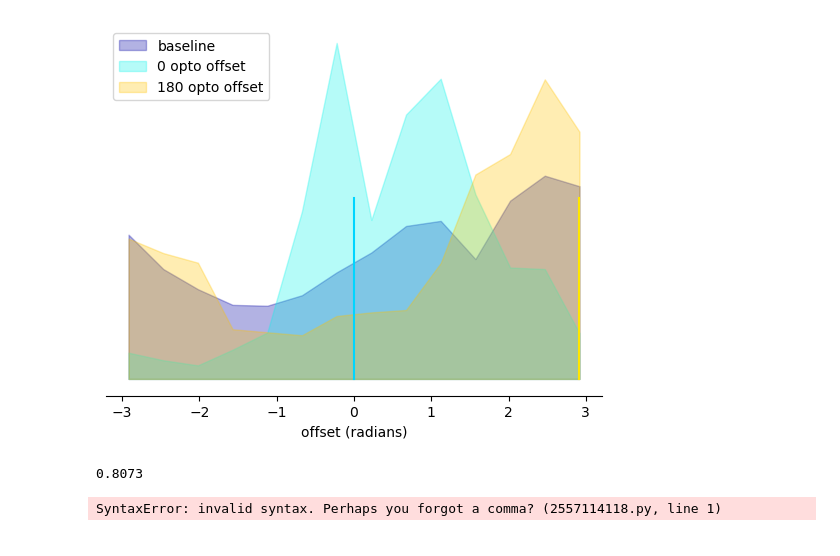
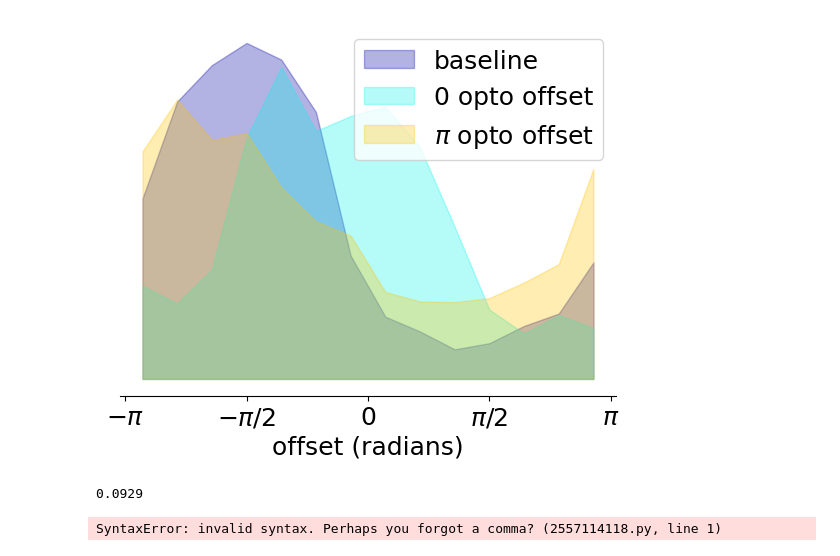
Before and after one commit to yfisher-lab/NeuromodPlasticity, a Jupyter notebook: Notebooks/plot_EB_data_noOpto.ipynb, the cells around one changed output. Drawn from its saved outputs; the diff is of its cells as text; code cells hidden in the pictures.

```diff
--- a/Notebooks/plot_EB_data_noOpto.ipynb
+++ b/Notebooks/plot_EB_data_noOpto.ipynb
@@ -22,6 +22,8 @@ from sklearn.linear_model import LinearRegression as LinReg
 
 import matplotlib
 matplotlib.rcParams['pdf.fonttype'] = 42
+matplotlib.rcParams['font.size'] = 18
+matplotlib.rcParams['pdf.use14corefonts']=True
 
 %load_ext autoreload
 %autoreload 2
@@ -33,9 +32,9 @@ The autoreload extension is already loaded. To reload it, use:
 # %%
-data_dict = {'date': "07_02_2023",
-             'fly': "EPG_GCaMP7f_CsChrimsontdT_fly1",
-             'sessions': ( 'open_loop-000',
-                          'open_loop_0deg-002',
-                          'open_loop_180deg-004',
+data_dict = {'date': "04_05_2023",
+             'fly': "R60D05_GCaMP8s_tdc2lexa_CsChrimsontdT_fly2",
+             'sessions': ( 'open_loop_drug-002',
+                          'drug_open_loop_0deg-004',
+                          'drug_open_loop_180deg-006',
                          ),
              'res': []
 }
@@ -61,7 +60,7 @@ def calc_heading_vel(heading):
     return dh
 
 
-def get_processed_data(date, fly, session, func_ch = 1):
+def get_processed_data(date, fly, session, func_ch = 1, align_ch = 1):
     basedir = pathlib.PurePath(f'/media/mplitt/SSD_storage/2PData/{date}/{fly}/{session}/')
     basename_input = pathlib.Path(basedir.joinpath(session))
     metadata = st2p.preprocessing.bruker_metadata.read(basename_input)
@@ -74,7 +73,7 @@ def get_processed_data(date, fly, session, func_ch = 1):
 
     # motion corrected
     ref_img = st2p.preprocessing.motion_correction.make_ref_img(data,0)
-    data_corr, shifts, error, diffphase = st2p.preprocessing.motion_correction.align_data_chunk(data, ref_img[0,:,:,:], in_place=False)
+    data_corr, shifts, error, diffphase = st2p.preprocessing.motion_correction.align_data_chunk(data, ref_img[align_ch,:,:,:], in_place=False)
 
 
     # ROI data
@@ -99,7 +98,7 @@ def get_processed_data(date, fly, session, func_ch = 1):
 
     notF = sp.ndimage.gaussian_filter1d(notF,3,axis=-1) # smooth in time
     F = sp.ndimage.gaussian_filter1d(F,2,axis=-1) # smooth in time
-    F = sp.ndimage.gaussian_filter1d(F,.25,axis=1, mode='wrap') # smooth in space
+    F = sp.ndimage.gaussian_filter1d(F,.5,axis=1, mode='wrap') # smooth in space
     # dff = sp.stats.zscore(F[func_ch,:,:]-notF[func_ch,np.newaxis,:].mean(axis=0,keepdims=True),axis=-1) # z scored fluorescence with background subtraction
     dff = sp.stats.zscore(F[1,:,:],axis=-1)
 
@@ -143,6 +144,10 @@ open_loop-000
 fname = f"/media/mplitt/SSD_storage/2P_scratch/{data_dict['date']}/{data_dict['fly']}/combined_results.pkl"
 with open(fname, 'wb') as file:
     cloudpickle.dump(data_dict,file)
+# %%
+fname = f"/media/mplitt/SSD_storage/2P_scratch/{data_dict['date']}/{data_dict['fly']}/combined_results.pkl"
+with open(fname, 'rb') as file:
+    data_dict = cloudpickle.load(file)
 # %%
 dff = [res['dff'] for res in data_dict['res']]
 pva_angle = [res['pva']['angle'] for res in data_dict['res']]
@@ -161,34 +165,36 @@ for _hv in heading_vel:
 # %%
 fig,ax = plt.subplots()
 cmap = plt.cm.get_cmap('jet')
 bin_edges = np.linspace(-np.pi, np.pi, num=15)
 bin_centers = (bin_edges[:-1]+bin_edges[1:])/2.
-labels = ('baseline', '0 opto offset', '180 opto offset')
+labels = ('baseline', '0 opto offset', r'$\pi$ opto offset')
 for i, (_offset, _heading_vel) in enumerate(zip(offset,heading_vel)):
     counts, _ = np.histogram(_offset,bins = bin_edges)
     ax.fill_between(bin_centers, counts/counts.sum(), alpha=.3, color=cmap(float(i+.1)/len(offset)), label=labels[i])
-ax.legend(loc='upper left')
+ax.legend(loc='upper right')
 
-ax.plot([0,0],[0,.1], color = cmap(.333))
-ax.plot([bin_centers[-1],bin_centers[-1]],[0,.1], color= cmap(.666))
+# ax.plot([0,0],[0,.15], color = cmap(.333))
+# ax.plot([bin_centers[-1],bin_centers[-1]],[0,.15], color= cmap(.666))
 
 
 [np.abs(_heading_vel)>.8]
 
 ax.set_yticks([])
 for s in ('top', 'left', 'right'):
     ax.spines[s].set_visible(False)
 
 ax.set_xlabel('offset (radians)')
 
+ax.set_xticks([-np.pi, -np.pi/2, 0, np.pi/2, np.pi], labels = [r'$-\pi$', r'$-\pi/2$', r'$0$', r'$\pi/2$', r'$\pi$'])
+
 basedir = pathlib.PurePath(f"/media/mplitt/SSD_storage/2P_scratch/{data_dict['date']}/{data_dict['fly']}/figs")
 os.makedirs(basedir, exist_ok=True)
 fig_name = pathlib.Path(basedir.joinpath('offsets.png'))
 fig.savefig(fig_name,format='png')
 fig_name = pathlib.Path(basedir.joinpath('offsets.pdf'))
 fig.savefig(fig_name,format='pdf')
 # %% [output]
-[figure, old version]
+[figure, new version]
 # %%
 # import cmath
 def xcorr_complex(angle0, angle1):
@@ -200,7 +206,7 @@ def xcorr_complex(angle0, angle1):
 
 # sp.stats.pearsonr( complex(np.cos(heading[0]),np.sin(heading[0])), complex(np.cos(heading[0]),np.sin(heading[0])))
 # %%
-sess = 2
+sess = 1
 nperms = 10000
 
 xcorr_true = xcorr_complex(heading[sess],pva_angle[sess])
@@ -216,7 +222,7 @@ print((xcorr_true<xcorr_shuff).sum()/float(nperms))
 
 # xcorr_shuff = np.array([xcorr_complex(heading[0][ rng.integers(0, heading[0].shape[0])], pva_angle[0]) for _ in range(1000)])
 # %% [output]
-0.8073
+0.0929
 # %%
 r, p = sp.stats.pearsonr( (np.cos(heading[0]) + np.sin(heading[0])j), np.cos(pva_angle[0]) + np.sin(pva_angle[0])j )
 print(r,p)
```
Also changed, not shown: parts of 4 cells of this notebook, 4 other files.
